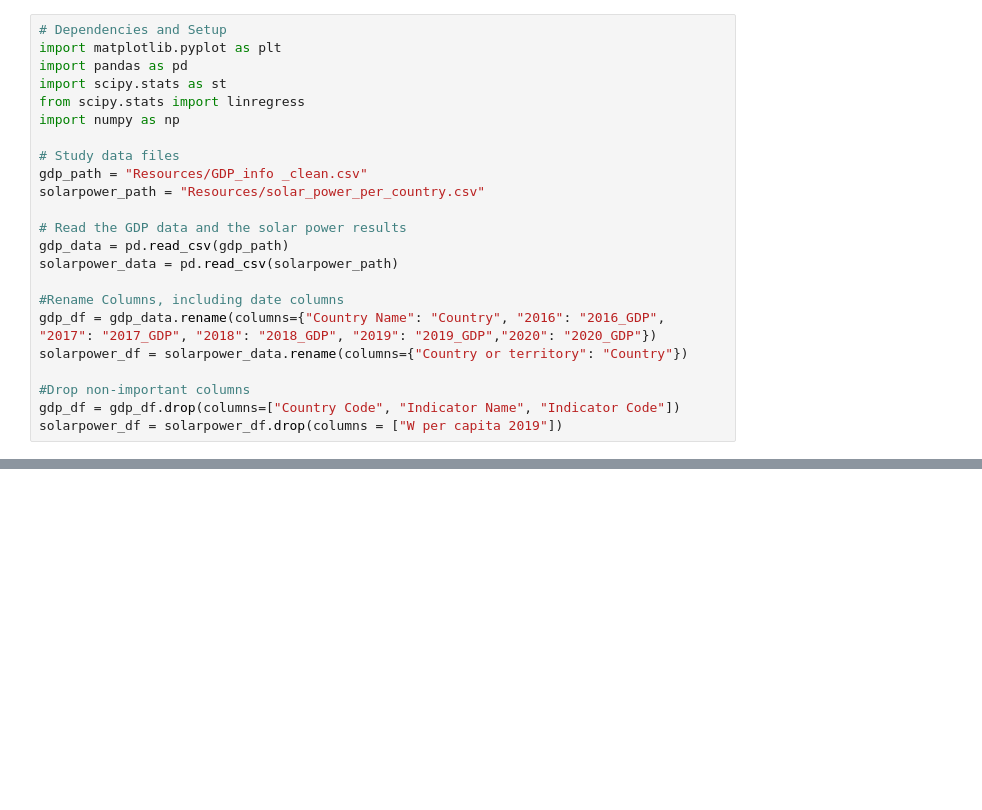
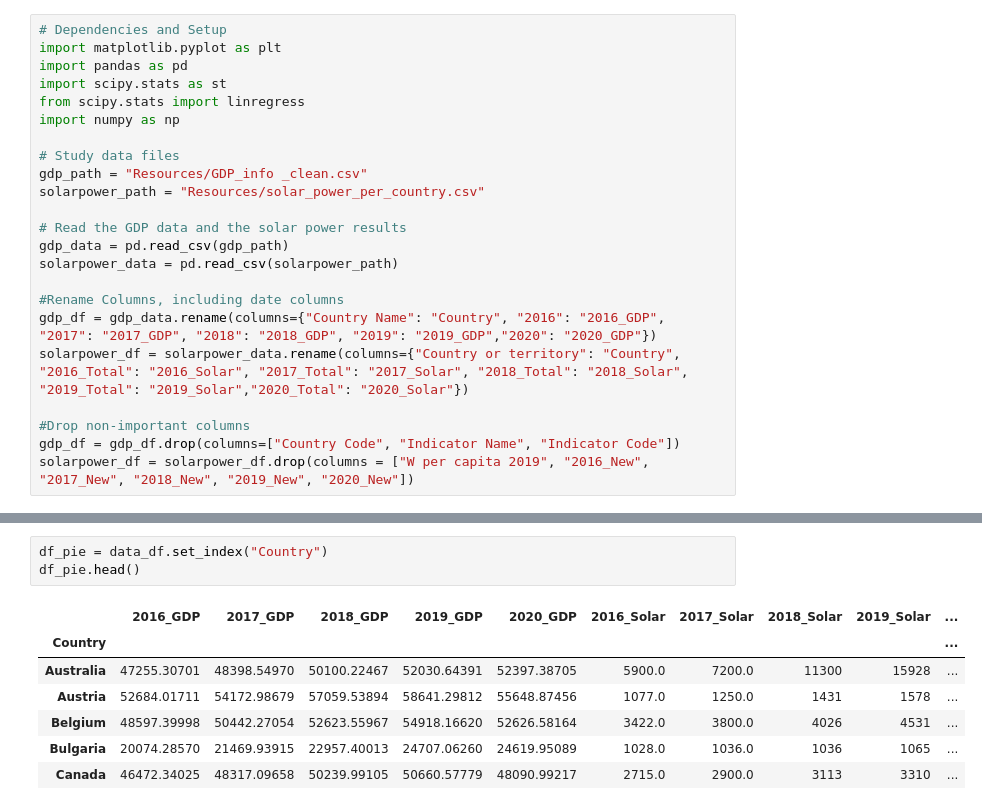
Before and after one commit to ehayyat/project1, a Jupyter notebook: Untitled.ipynb, the cells around one changed output, grey strips where cells are left out. Cells and saved outputs as stored; diff of their text form; blank space fills up the shorter version.

```diff
--- a/Untitled.ipynb
+++ b/Untitled.ipynb
@@ -16,11 +18,11 @@ solarpower_data = pd.read_csv(solarpower_path)
 
 #Rename Columns, including date columns
 gdp_df = gdp_data.rename(columns={"Country Name": "Country", "2016": "2016_GDP", "2017": "2017_GDP", "2018": "2018_GDP", "2019": "2019_GDP","2020": "2020_GDP"})
-solarpower_df = solarpower_data.rename(columns={"Country or territory": "Country"})
+solarpower_df = solarpower_data.rename(columns={"Country or territory": "Country", "2016_Total": "2016_Solar", "2017_Total": "2017_Solar", "2018_Total": "2018_Solar", "2019_Total": "2019_Solar","2020_Total": "2020_Solar"})
 
 #Drop non-important columns
 gdp_df = gdp_df.drop(columns=["Country Code", "Indicator Name", "Indicator Code"])
-solarpower_df = solarpower_df.drop(columns = ["W per capita 2019"])
+solarpower_df = solarpower_df.drop(columns = ["W per capita 2019", "2016_New", "2017_New", "2018_New", "2019_New", "2020_New"])
 # %%
 # Combine the data into a single dataset
 data_df = pd.merge(gdp_df, solarpower_df, how="inner", on="Country")
@@ -46,0 +67,11 @@ SyntaxError: invalid character '“' (U+201C) (3208754358.py, line 2)
+# %%
+df_pie = data_df.set_index("Country")
+df_pie.head()
+# %% [output]
+|  | 2016_GDP | 2017_GDP | 2018_GDP | 2019_GDP | 2020_GDP | 2016_Solar | 2017_Solar | 2018_Solar | 2019_Solar | ... |
+| Country |  |  |  |  |  |  |  |  |  | ... |
+| Australia | 47255.30701 | 48398.54970 | 50100.22467 | 52030.64391 | 52397.38705 | 5900.0 | 7200.0 | 11300 | 15928 | ... |
+| Austria | 52684.01711 | 54172.98679 | 57059.53894 | 58641.29812 | 55648.87456 | 1077.0 | 1250.0 | 1431 | 1578 | ... |
+| Belgium | 48597.39998 | 50442.27054 | 52623.55967 | 54918.16620 | 52626.58164 | 3422.0 | 3800.0 | 4026 | 4531 | ... |
+| Bulgaria | 20074.28570 | 21469.93915 | 22957.40013 | 24707.06260 | 24619.95089 | 1028.0 | 1036.0 | 1036 | 1065 | ... |
+| Canada | 46472.34025 | 48317.09658 | 50239.99105 | 50660.57779 | 48090.99217 | 2715.0 | 2900.0 | 3113 | 3310 | ... |
```
Also changed, not shown: parts of 6 cells of this notebook, 1 other file.
